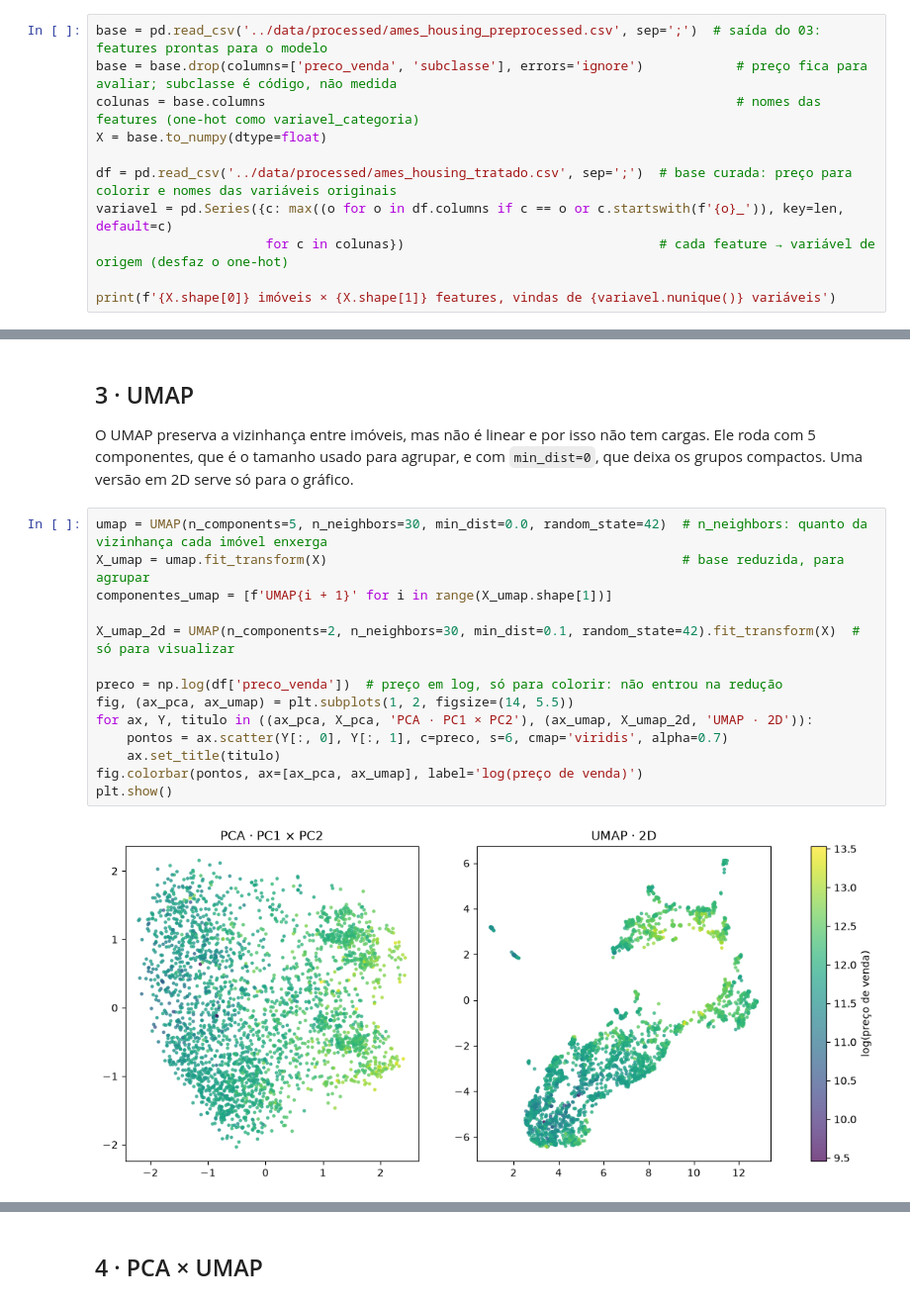
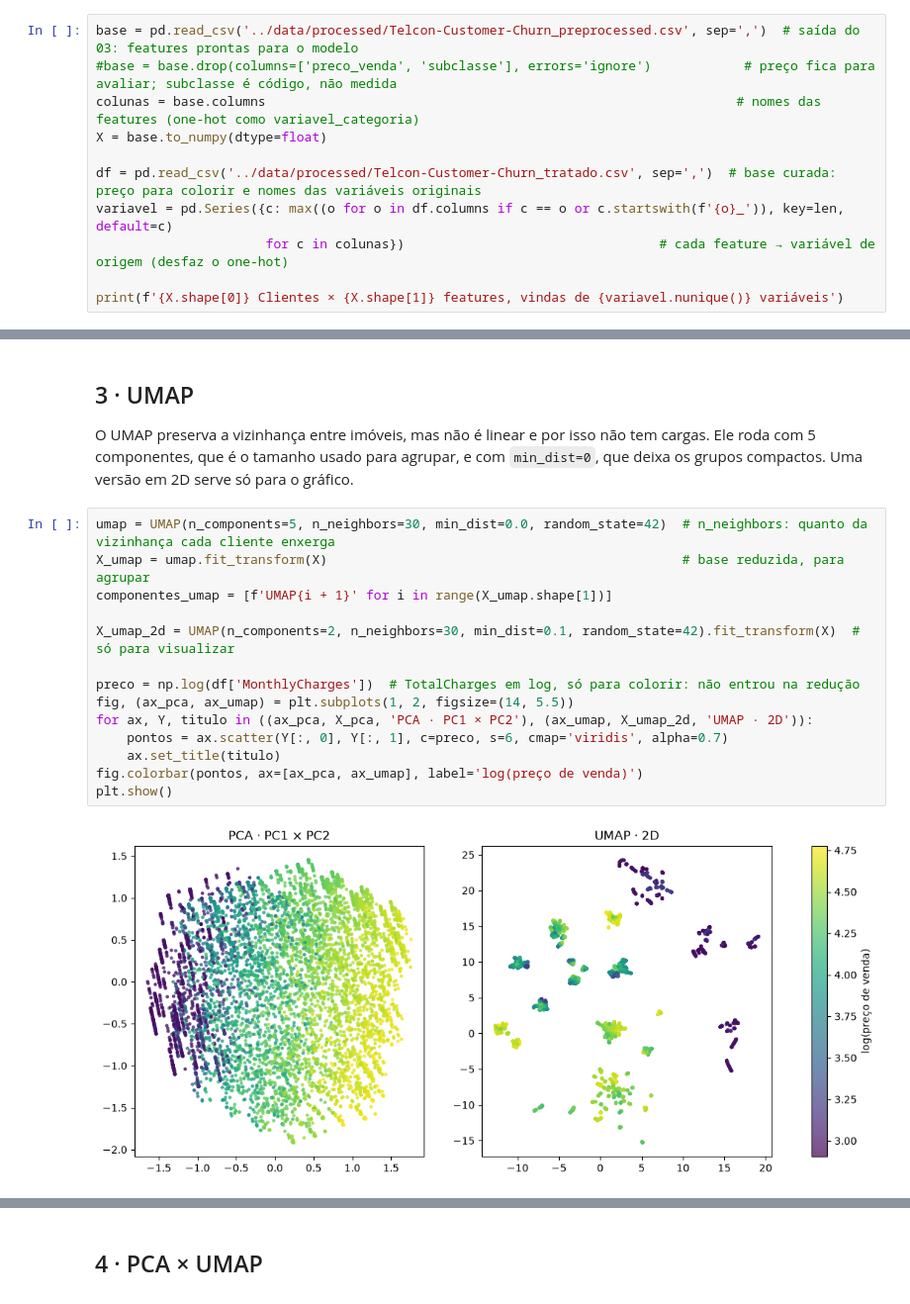
Before and after one commit to stevens-castro/projeto-retencao-clientes-telecom, a Jupyter notebook: notebooks/04-2-modelagem-reducao.ipynb, the cells around one changed output, grey strips where cells are left out. Shown at 99% size. Saved outputs shown, nothing was run; the diff lists cells and outputs as text.

Commit message:
Comit V1 fase 4 Trabalho - Precisa avaliar as categorias definidas

```diff
--- a/notebooks/04-2-modelagem-reducao.ipynb
+++ b/notebooks/04-2-modelagem-reducao.ipynb
@@ -32,14 +32,14 @@ TOP = 15               # quantas colunas aparecem nos rankings
 # %% [markdown]
 ## 1 · Dados
 # %%
-base = pd.read_csv('../data/processed/ames_housing_preprocessed.csv', sep=';')  # saída do 03: features prontas para o modelo
-base = base.drop(columns=['preco_venda', 'subclasse'], errors='ignore')            # preço fica para avaliar; subclasse é código, não medida
+base = pd.read_csv('../data/processed/Telcon-Customer-Churn_preprocessed.csv', sep=',')  # saída do 03: features prontas para o modelo
+#base = base.drop(columns=['preco_venda', 'subclasse'], errors='ignore')            # preço fica para avaliar; subclasse é código, não medida
 colunas = base.columns                                                             # nomes das features (one-hot como variavel_categoria)
 X = base.to_numpy(dtype=float)
 
-df = pd.read_csv('../data/processed/ames_housing_tratado.csv', sep=';')  # base curada: preço para colorir e nomes das variáveis originais
+df = pd.read_csv('../data/processed/Telcon-Customer-Churn_tratado.csv', sep=',')  # base curada: preço para colorir e nomes das variáveis originais
 variavel = pd.Series({c: max((o for o in df.columns if c == o or c.startswith(f'{o}_')), key=len, default=c)
                       for c in colunas})                                 # cada feature → variável de origem (desfaz o one-hot)
 
-print(f'{X.shape[0]} imóveis × {X.shape[1]} features, vindas de {variavel.nunique()} variáveis')
+print(f'{X.shape[0]} Clientes × {X.shape[1]} features, vindas de {variavel.nunique()} variáveis')
 # %% [output]
@@ -132,21 +132,21 @@ plt.show()
 
 O UMAP preserva a vizinhança entre imóveis, mas não é linear e por isso não tem cargas. Ele roda com 5 componentes, que é o tamanho usado para agrupar, e com `min_dist=0`, que deixa os grupos compactos. Uma versão em 2D serve só para o gráfico.
 # %%
-umap = UMAP(n_components=5, n_neighbors=30, min_dist=0.0, random_state=42)  # n_neighbors: quanto da vizinhança cada imóvel enxerga
+umap = UMAP(n_components=5, n_neighbors=30, min_dist=0.0, random_state=42)  # n_neighbors: quanto da vizinhança cada cliente enxerga
 X_umap = umap.fit_transform(X)                                              # base reduzida, para agrupar
 componentes_umap = [f'UMAP{i + 1}' for i in range(X_umap.shape[1])]
 
 X_umap_2d = UMAP(n_components=2, n_neighbors=30, min_dist=0.1, random_state=42).fit_transform(X)  # só para visualizar
 
-preco = np.log(df['preco_venda'])  # preço em log, só para colorir: não entrou na redução
+preco = np.log(df['MonthlyCharges'])  # TotalCharges em log, só para colorir: não entrou na redução
 fig, (ax_pca, ax_umap) = plt.subplots(1, 2, figsize=(14, 5.5))
 for ax, Y, titulo in ((ax_pca, X_pca, 'PCA · PC1 × PC2'), (ax_umap, X_umap_2d, 'UMAP · 2D')):
     pontos = ax.scatter(Y[:, 0], Y[:, 1], c=preco, s=6, cmap='viridis', alpha=0.7)
     ax.set_title(titulo)
 fig.colorbar(pontos, ax=[ax_pca, ax_umap], label='log(preço de venda)')
 plt.show()
 # %% [output]
-[figure, old version]
+[figure, new version]
 # %%
 substituto = RandomForestRegressor(n_estimators=300, min_samples_leaf=5, oob_score=True,
                                    n_jobs=-1, random_state=42).fit(X, X_umap)  # aprende a prever as coordenadas do UMAP
```
Also changed, not shown: parts of 11 cells of this notebook, 2 other files.
